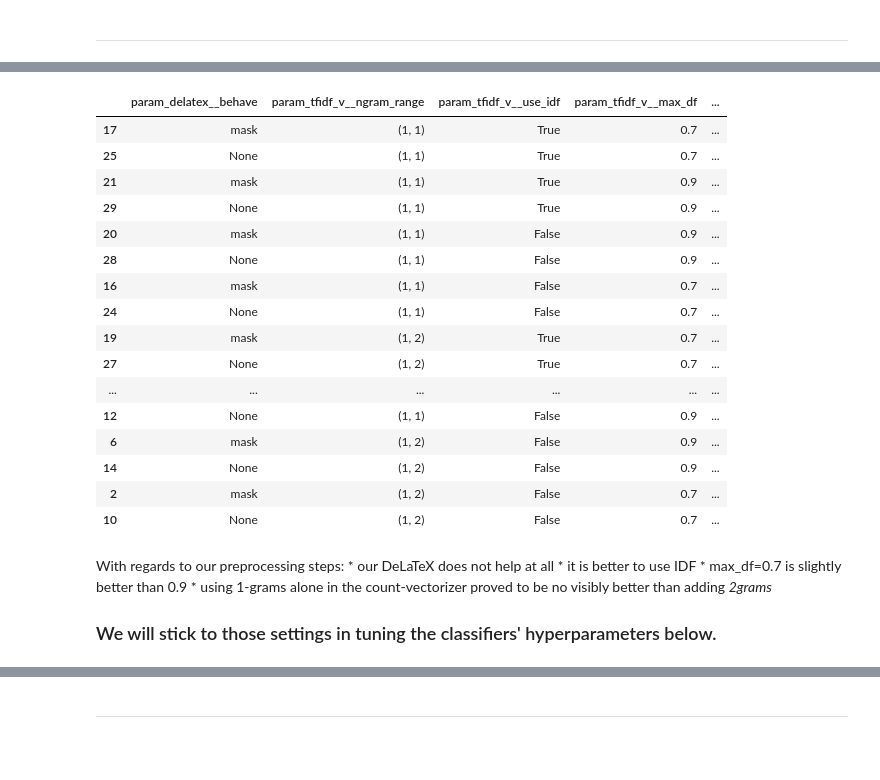
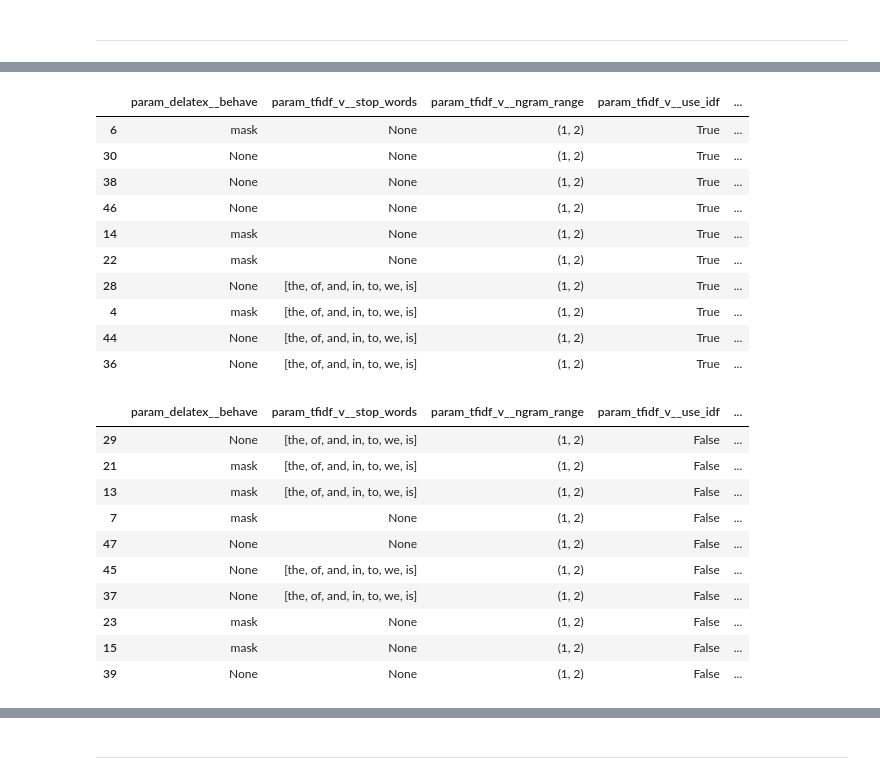
Before and after one commit to olszewskip/ArXiv_Classifier, a Jupyter notebook: arXiv_shallow_clf.ipynb, the cells around one changed output, grey strips where cells are left out. Saved outputs shown, nothing was run; the diff lists cells and outputs as text; code cells hidden in the pictures; blank space fills up the shorter version.

Commit message:
Grid Search of preprocess-params with 100k sample

```diff
--- a/arXiv_shallow_clf.ipynb
+++ b/arXiv_shallow_clf.ipynb
@@ -290,11 +294,12 @@ pipe.append(( 'LinearSVC', LinearSVC(C=1, penalty='l2', class_weight='balanced')
 # %%
 params = {
     'delatex__behave': ['mask', None],
-    'tfidf_v__ngram_range': [(1, 1),(1,2)],
-    'tfidf_v__use_idf': [False, True],
-    'tfidf_v__max_df': [0.7, 0.9],
+    'tfidf_v__stop_words': [stopwords, None],
+    'tfidf_v__ngram_range': [(1, 1), (1,2)],
+    'tfidf_v__use_idf': [True, False],
+    'tfidf_v__max_df': [0.6, 0.75, 0.9],
 }
-params['LinearSVC' + '__' + 'C'] = [0.1, 1]
+params['LinearSVC' + '__' + 'C'] = [0.2, 2]
 params
 # %% [output]
 {'delatex__behave': ['mask', None],
@@ -305,8 +311,11 @@ params
+# %%
+text_train = text
 # %%
 # LONG WAIT
 
 # there's some bug with njobs different than 1 because of the delatex in the pipe
+# may be related to the fact that check_estimator(DeLaTeX) raises an error due to DeLaTeX using the pandas' vectorized str method
 
-grid_s = GridSearchCV(Pipeline(pipe), params, cv=5, scoring=scoring, iid=False, return_train_score=True, n_jobs=1, refit=False)
+grid_s = GridSearchCV(Pipeline(pipe), params, cv=4, scoring=scoring, iid=False, return_train_score=True, n_jobs=1, refit=False, verbose=1)
 grid_s.fit(text_train, y_train)
 # %% [output]
@@ -332,32 +349,33 @@ grid_s.best_params_
  'tfidf_v__use_idf': True}
 # %%
-results = pd.DataFrame(grid_s.cv_results_)
+grid_cv_results = pd.DataFrame(grid_s.cv_results_)
 cols = ['param_' + param for param in params.keys()] + ['mean_test_score']
-
-results[cols].sort_values(by=['param_LinearSVC__C','mean_test_score'], ascending=False)
+results_df = grid_cv_results[cols].sort_values(by=['mean_test_score','param_delatex__behave','param_tfidf_v__max_df'], ascending=False)
-# %% [output]
-|  | param_delatex__behave | param_tfidf_v__ngram_range | param_tfidf_v__use_idf | param_tfidf_v__max_df | ... |
-| 17 | mask | (1, 1) | True | 0.7 | ... |
-| 25 | None | (1, 1) | True | 0.7 | ... |
-| 21 | mask | (1, 1) | True | 0.9 | ... |
-| 29 | None | (1, 1) | True | 0.9 | ... |
-| 20 | mask | (1, 1) | False | 0.9 | ... |
-| 28 | None | (1, 1) | False | 0.9 | ... |
-| 16 | mask | (1, 1) | False | 0.7 | ... |
-| 24 | None | (1, 1) | False | 0.7 | ... |
-| 19 | mask | (1, 2) | True | 0.7 | ... |
-| 27 | None | (1, 2) | True | 0.7 | ... |
-| ... | ... | ... | ... | ... | ... |
-| 12 | None | (1, 1) | False | 0.9 | ... |
-| 6 | mask | (1, 2) | False | 0.9 | ... |
-| 14 | None | (1, 2) | False | 0.9 | ... |
-| 2 | mask | (1, 2) | False | 0.7 | ... |
-| 10 | None | (1, 2) | False | 0.7 | ... |
-# %% [markdown]
-With regards to our preprocessing steps:
-    * our DeLaTeX does not help at all
-    * it is better to use IDF
-    * max_df=0.7 is slightly better than 0.9
-    * using 1-grams alone in the count-vectorizer proved to be no visibly better than adding *2grams*
-
-### We will stick to those settings in tuning the classifiers' hyperparameters below.
+# %%
+results_df[(results_df.param_LinearSVC__C == 0.2) & (results_df.param_tfidf_v__ngram_range==(1,2))][:10]
+# %% [output]
+|  | param_delatex__behave | param_tfidf_v__stop_words | param_tfidf_v__ngram_range | param_tfidf_v__use_idf | ... |
+| 6 | mask | None | (1, 2) | True | ... |
+| 30 | None | None | (1, 2) | True | ... |
+| 38 | None | None | (1, 2) | True | ... |
+| 46 | None | None | (1, 2) | True | ... |
+| 14 | mask | None | (1, 2) | True | ... |
+| 22 | mask | None | (1, 2) | True | ... |
+| 28 | None | [the, of, and, in, to, we, is] | (1, 2) | True | ... |
+| 4 | mask | [the, of, and, in, to, we, is] | (1, 2) | True | ... |
+| 44 | None | [the, of, and, in, to, we, is] | (1, 2) | True | ... |
+| 36 | None | [the, of, and, in, to, we, is] | (1, 2) | True | ... |
+# %%
+results_df[(results_df.param_LinearSVC__C == 0.2) & (results_df.param_tfidf_v__ngram_range==(1,2))][-10:]
+# %% [output]
+|  | param_delatex__behave | param_tfidf_v__stop_words | param_tfidf_v__ngram_range | param_tfidf_v__use_idf | ... |
+| 29 | None | [the, of, and, in, to, we, is] | (1, 2) | False | ... |
+| 21 | mask | [the, of, and, in, to, we, is] | (1, 2) | False | ... |
+| 13 | mask | [the, of, and, in, to, we, is] | (1, 2) | False | ... |
+| 7 | mask | None | (1, 2) | False | ... |
+| 47 | None | None | (1, 2) | False | ... |
+| 45 | None | [the, of, and, in, to, we, is] | (1, 2) | False | ... |
+| 37 | None | [the, of, and, in, to, we, is] | (1, 2) | False | ... |
+| 23 | mask | None | (1, 2) | False | ... |
+| 15 | mask | None | (1, 2) | False | ... |
+| 39 | None | None | (1, 2) | False | ... |
```
Also changed, not shown: parts of 44 cells of this notebook.
